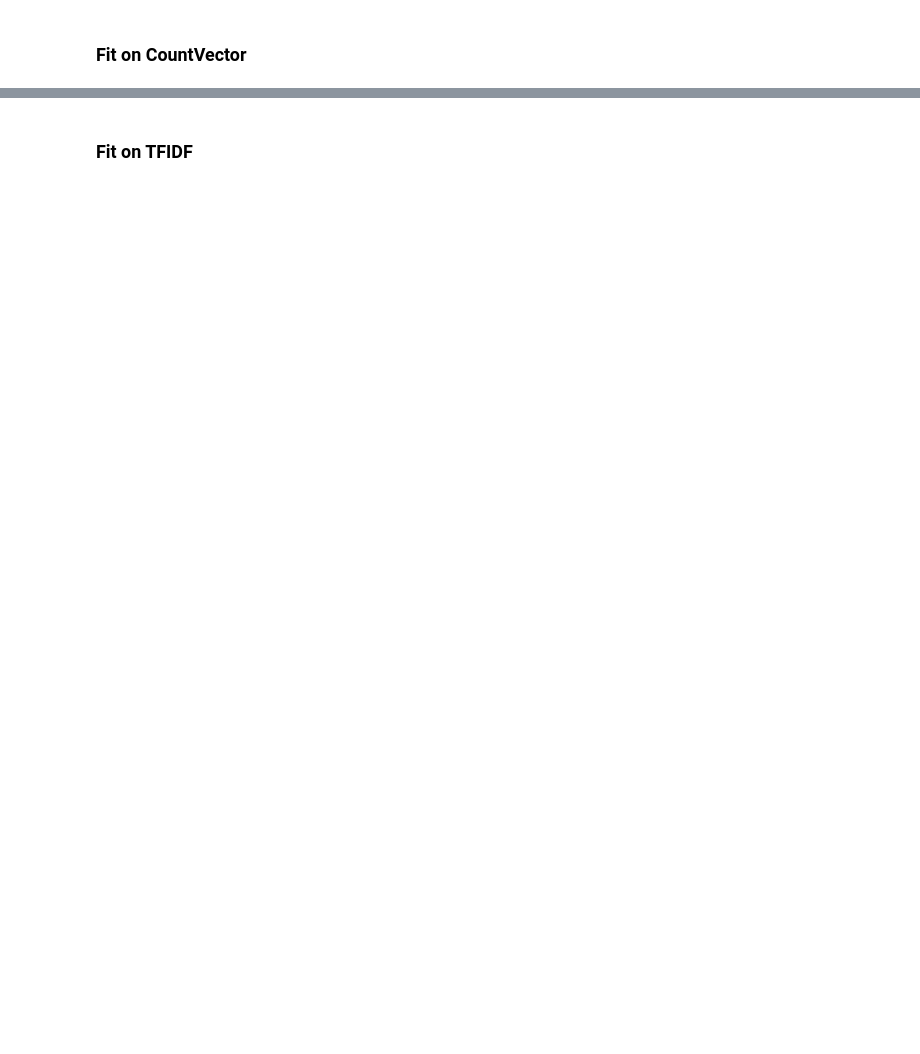
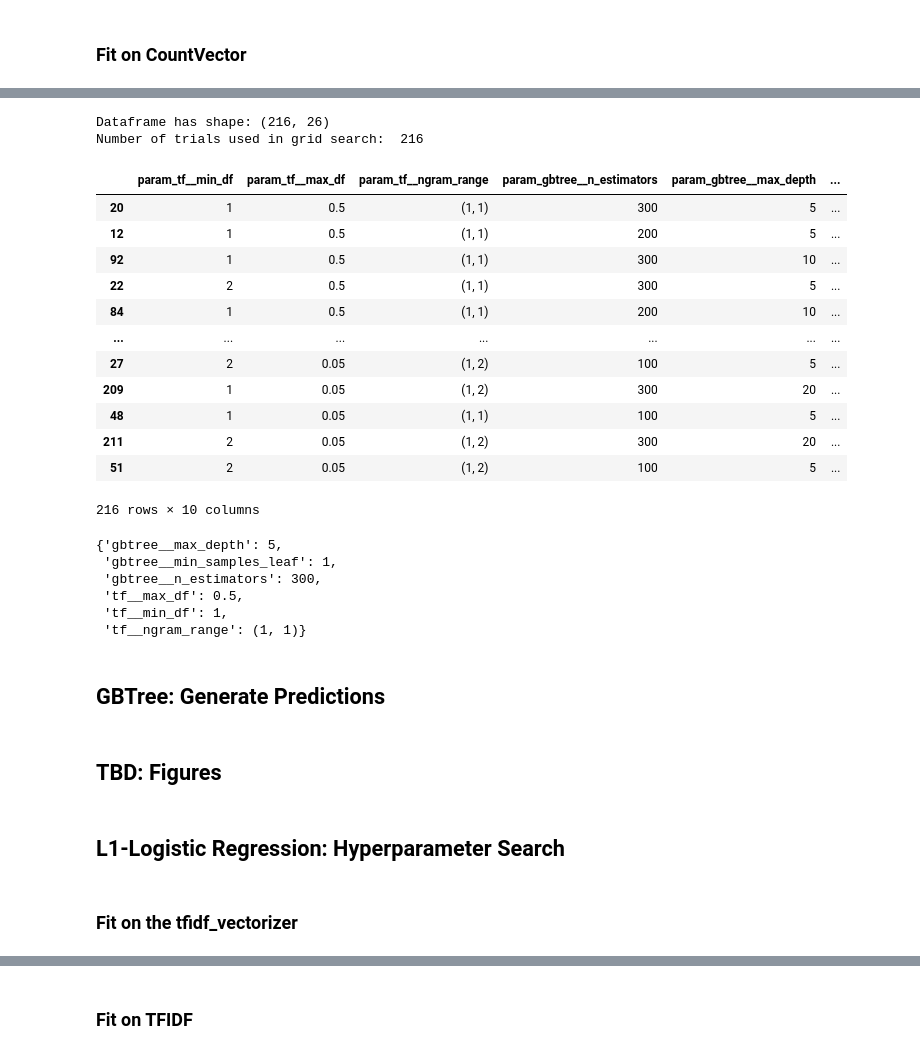
Before and after one commit to Dtphelan1/sentiment-analysis, a Jupyter notebook: BoWClassifier.ipynb, the cells around one changed output, grey strips where cells are left out. Cells and saved outputs as stored; diff of their text form; code cells hidden in the pictures; blank space fills up the shorter version.

```diff
--- a/BoWClassifier.ipynb
+++ b/BoWClassifier.ipynb
@@ -46,7 +62,2 @@ Fraction positive training samples = 0.5
 # %% [markdown]
 ## Basic comparison of two vectorizers - one with counts and one using tfidf
-# %%
-count_vectorizer = CountVectorizer(stop_words='english')
-count_vectorizer.fit_transform(x_train_text)
-x_train_text_count = count_vectorizer.transform(x_train_text).toarray()
-# count_vectorizer.vocabulary_
@@ -80,0 +279,9 @@ random_forest_grid_searcher = sklearn.model_selection.GridSearchCV(
+# %%
+gbtree_classifier = GradientBoostingClassifier(n_estimators=100, max_depth=5, min_samples_leaf=1, random_state=RANDOM_STATE)
+# GradientBoosting-Tree hyperparameter grid
+gbtree_parameters = {
+    "gbtree__n_estimators": [100, 200, 300],
+    "gbtree__max_depth": [5, 10, 20],
+    "gbtree__min_samples_leaf": [1, 3, 5],
+}
+gbtree_pipeline_tuple = ('gbtree', gbtree_classifier)
@@ -80,0 +290,21 @@ random_forest_grid_searcher = sklearn.model_selection.GridSearchCV(
+# %%
+tf_gbtree_pipeline = Pipeline([
+    tf_pipeline_tuple,
+    gbtree_pipeline_tuple,
+ ])
+tf_gbtree_full_grid = {
+    **tf_parameters,
+    **gbtree_parameters
+}
+
+
+tf_gbtree_grid_searcher = GridSearchCV(
+    tf_gbtree_pipeline,
+    tf_gbtree_full_grid,
+    cv=cv_splitter,
+    n_jobs=3,
+    verbose=3,
+    scoring='balanced_accuracy',
+    return_train_score=True
+)
+tf_gbtree_grid_searcher.fit(x_train_text, y_train)
@@ -80,0 +333,29 @@ random_forest_grid_searcher = sklearn.model_selection.GridSearchCV(
+# %%
+print_gridsearch_results(tf_gbtree_grid_searcher, list(tf_gbtree_full_grid.keys()))
+# %% [output]
+Dataframe has shape: (216, 26)
+Number of trials used in grid search:  216
+|  | param_tf__min_df | param_tf__max_df | param_tf__ngram_range | param_gbtree__n_estimators | param_gbtree__max_depth | ... |
+| 20 | 1 | 0.5 | (1, 1) | 300 | 5 | ... |
+| 12 | 1 | 0.5 | (1, 1) | 200 | 5 | ... |
+| 92 | 1 | 0.5 | (1, 1) | 300 | 10 | ... |
+| 22 | 2 | 0.5 | (1, 1) | 300 | 5 | ... |
+| 84 | 1 | 0.5 | (1, 1) | 200 | 10 | ... |
+| ... | ... | ... | ... | ... | ... | ... |
+| 27 | 2 | 0.05 | (1, 2) | 100 | 5 | ... |
+| 209 | 1 | 0.05 | (1, 2) | 300 | 20 | ... |
+| 48 | 1 | 0.05 | (1, 1) | 100 | 5 | ... |
+| 211 | 2 | 0.05 | (1, 2) | 300 | 20 | ... |
+| 51 | 2 | 0.05 | (1, 2) | 100 | 5 | ... |
+216 rows × 10 columns
+# %%
+tf_gbtree_grid_searcher.best_params_
+# %% [output]
+{'gbtree__max_depth': 5,
+ 'gbtree__min_samples_leaf': 1,
+ 'gbtree__n_estimators': 300,
+ 'tf__max_df': 0.5,
+ 'tf__min_df': 1,
+ 'tf__ngram_range': (1, 1)}
+# %% [markdown]
+## GBTree: Generate Predictions
@@ -80,0 +365,2 @@ random_forest_grid_searcher = sklearn.model_selection.GridSearchCV(
+# %% [markdown]
+## TBD: Figures
@@ -80,0 +387,3 @@ random_forest_grid_searcher = sklearn.model_selection.GridSearchCV(
+# %% [markdown]
+
+## L1-Logistic Regression: Hyperparameter Search
@@ -80,0 +398,2 @@ random_forest_grid_searcher = sklearn.model_selection.GridSearchCV(
+# %% [markdown]
+### Fit on the tfidf_vectorizer
```
Also changed, not shown: parts of 91 cells of this notebook, 11 other files.
